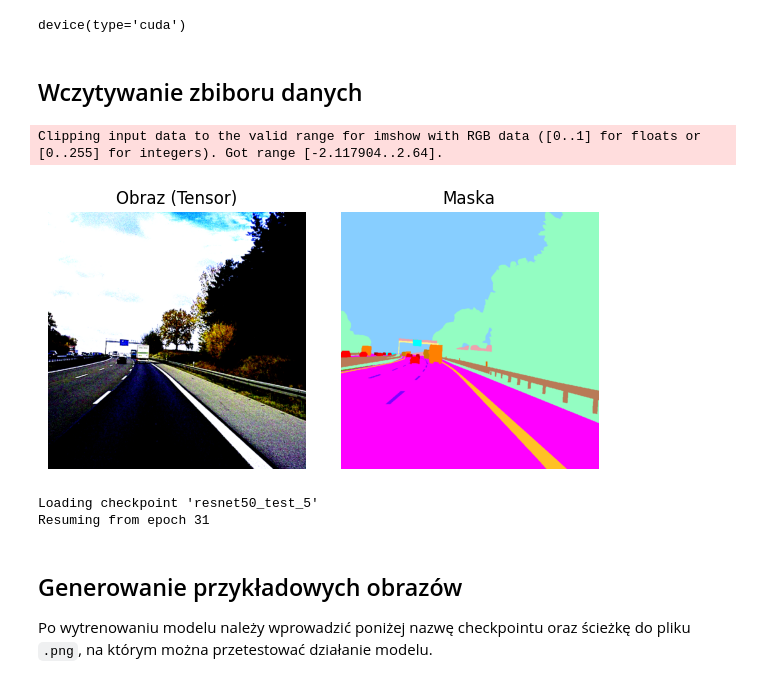
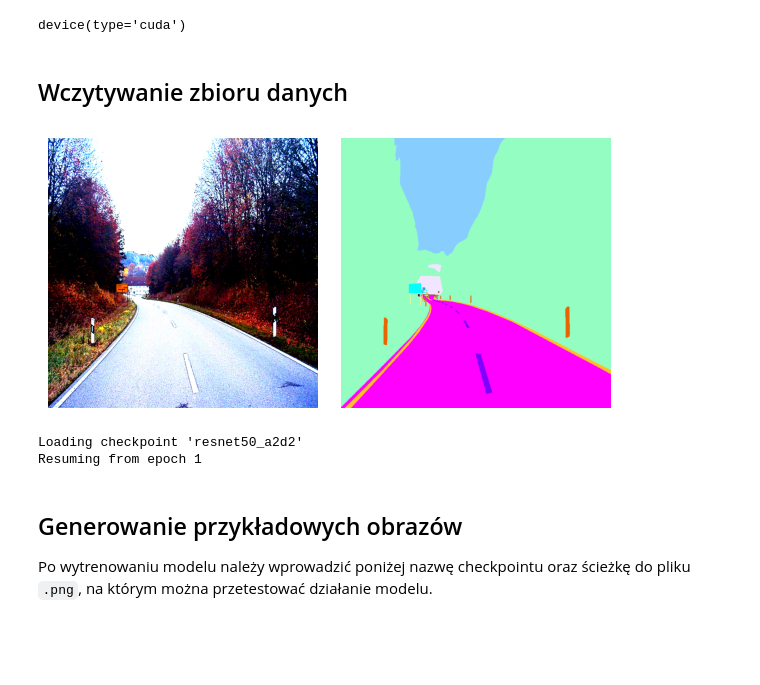
Before and after one commit to prax19/masters-project, a Jupyter notebook: usage_notebook.ipynb, the cells around one changed output. Cells and saved outputs as stored; diff of their text form; code cells hidden in the pictures; blank space fills up the shorter version.

Commit message:
add `Cityscapes` dataset support

```diff
--- a/usage_notebook.ipynb
+++ b/usage_notebook.ipynb
@@ -25,5 +26,5 @@ get_device()
 # %% [output]
 device(type='cuda')
 # %% [markdown]
-## Wczytywanie zbiboru danych
+## Wczytywanie zbioru danych
 # %%
@@ -81,43 +83,37 @@ test_dataset = A2D2SegmentationDataset(
 # %%
-item = test_dataset[10]
-image = item['image']    # Tensor [C,H,W]
-label = item['label']    # LongTensor [H,W] z indeksami klas
+from A2D2Dataset import A2D2Dataset
+from torchvision.datasets import cityscapes
+import matplotlib.pyplot as plt
+import numpy as np
+
+image, label = test_dataset[1]
 
 fig, ax = plt.subplots(1, 2, figsize=(6, 3))
 
-# obraz (permutacja [C,H,W] → [H,W,C])
-img_np = image.permute(1, 2, 0).cpu().numpy()
-ax[0].imshow(img_np)
-ax[0].set_title("Obraz (Tensor)")
-ax[0].axis("off")
+img_np = np.clip(image.permute(1,2,0).numpy(), 0, 1)
+img_np = np.clip(img_np, 0, 1)
 
-# kolorowanie maski
-class_id_to_rgb = {v: k for k, v in test_dataset.PALETTE.items()}
+mask_np = label.squeeze(0).numpy()
 
-lbl_np = label.cpu().numpy()    # [H, W] z wartościami od 0 do (num_classes-1)
-H, W = lbl_np.shape
-mask_rgb = np.zeros((H, W, 3), dtype=np.uint8)
+palette = {
+    cls.id: cls.color
+    for cls in test_dataset.classes
+    if getattr(cls, "train_id", 0) != 255
+}
 
-# łączenie maski
-for cls_id, rgb in class_id_to_rgb.items():
-    mask_rgb[lbl_np == cls_id] = rgb
+mask_rgb = np.zeros((*mask_np.shape, 3), dtype=np.uint8)
+for cid, rgb in palette.items():
+    mask_rgb[mask_np == cid] = rgb
 
-ax[1].imshow(mask_rgb)
-ax[1].set_title("Maska")
-ax[1].axis("off")
-
-# wyświetlenie
-plt.tight_layout()
-plt.show()
+plt.subplot(1, 2, 1); plt.imshow(img_np);   plt.axis('off')
+plt.subplot(1, 2, 2); plt.imshow(mask_rgb); plt.axis('off')
+plt.tight_layout(); plt.show()
 # %% [output]
-Clipping input data to the valid range for imshow with RGB data ([0..1] for floats or [0..255] for integers). Got range [-2.117904..2.64].
-[figure, old version]
+[figure, new version]
 # %%
 from torchvision.models.segmentation import deeplabv3_resnet50, DeepLabV3_ResNet50_Weights
 
 from train import train_model
-
-device = get_device()
 
 weights = DeepLabV3_ResNet50_Weights.DEFAULT
 model = deeplabv3_resnet50(weights=weights, aux_loss=True)
@@ -126,12 +122,12 @@ train_model(
     model=model,
     train_dataset=train_dataset,
     test_dataset=test_dataset,
-    ckpt_name="resnet50_test_5",
+    ckpt_name="resnet50_a2d2",
     device=device
 )
 # %% [output]
-Loading checkpoint 'resnet50_test_5'
-Resuming from epoch 31
+Loading checkpoint 'resnet50_a2d2'
+Resuming from epoch 1
 # %% [markdown]
 ## Generowanie przykładowych obrazów
 Po wytrenowaniu modelu należy wprowadzić poniżej nazwę checkpointu oraz ścieżkę do pliku `.png`, na  którym można przetestować działanie modelu.
```
Also changed, not shown: parts of 4 cells of this notebook, 9 other files.
